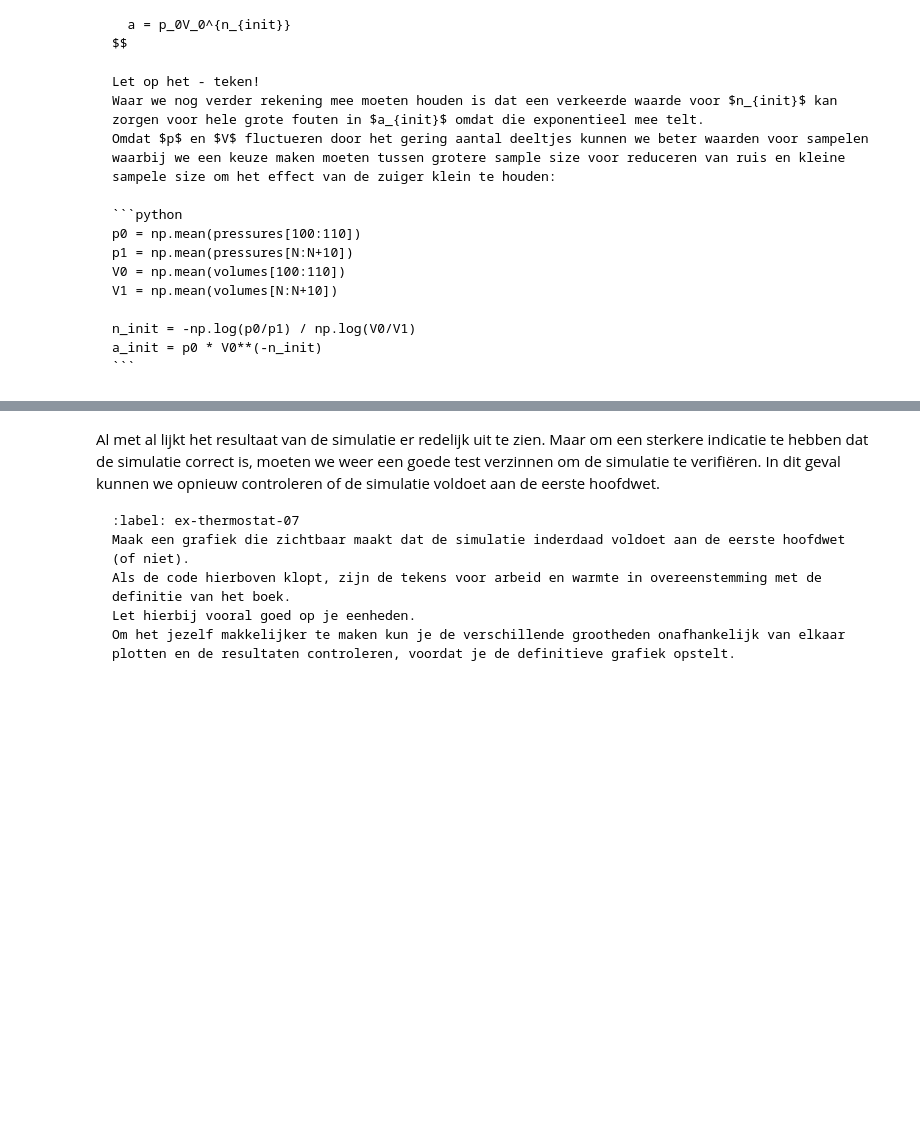
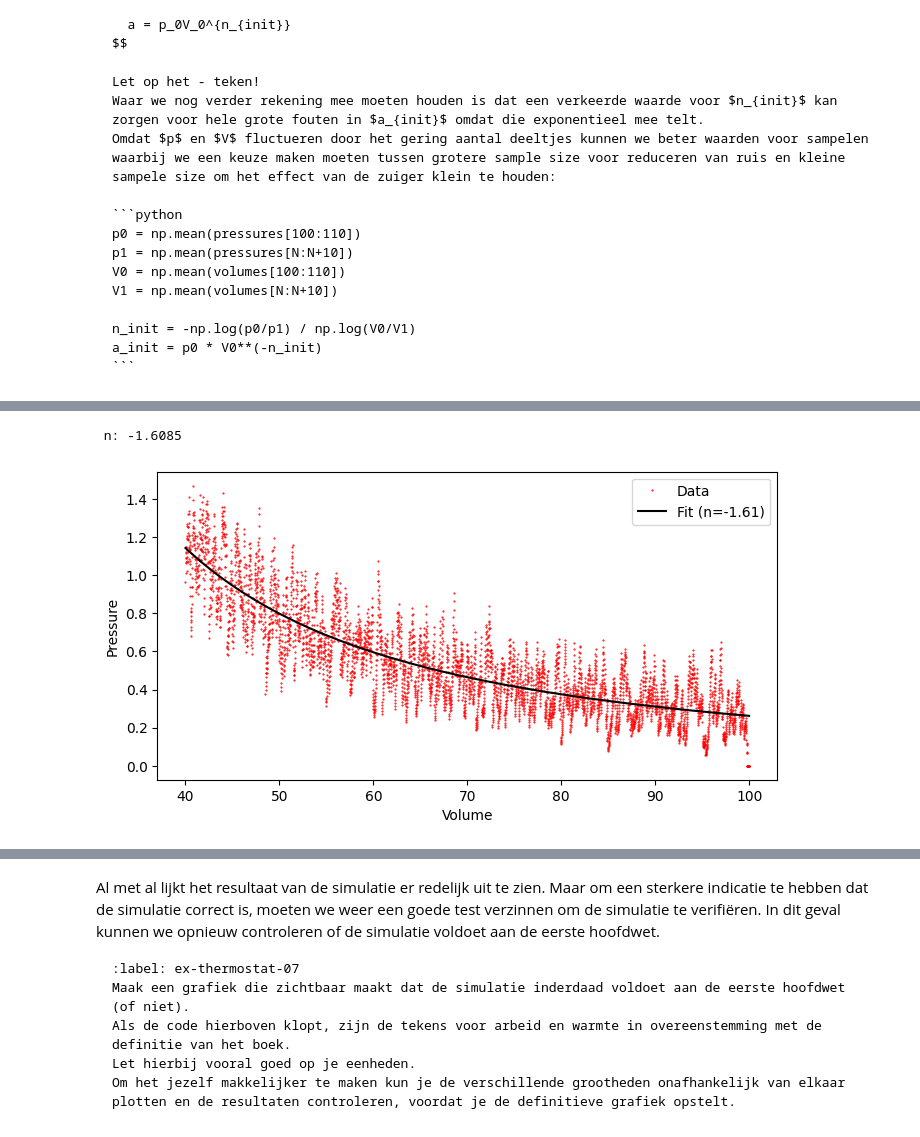
Before and after one commit to llotto123/IP2, a Jupyter notebook: Content/PySim/8_thermostaat.ipynb, the cells around one changed output, grey strips where cells are left out. Saved outputs shown, nothing was run; the diff lists cells and outputs as text; code cells hidden in the pictures; blank space fills up the shorter version.

```diff
--- a/Content/PySim/8_thermostaat.ipynb
+++ b/Content/PySim/8_thermostaat.ipynb
@@ -367,8 +394,23 @@ print(a_init)
 # %%
 def power_law(vol, a, n):
     return a * vol**n
 
-#your code/answer
+#curve fit
+popt, pcov = curve_fit(power_law, volumes, pressures, p0=[a_init, n_init])
+
+#resultaten
+print(f" n: {popt[1]:.4f}")
+
+plt.figure(figsize=(8, 4))
+plt.plot(volumes, pressures, 'r.', markersize=1, label='Data')
+plt.plot(volumes, power_law(volumes, *popt), 'k-', label=f'Fit (n={popt[1]:.2f})')
+plt.xlabel('Volume')
+plt.ylabel('Pressure')
+plt.legend()
+plt.show()
+# %% [output]
+ n: -1.6085
+[figure, added]
 # %% [markdown]
 Je ziet dat de exponent van dit $(P,V)$-diagram net niet overeenkomt met de ideale verwachting.
 
```
Also changed, not shown: parts of 9 cells of this notebook, 1 other file.
